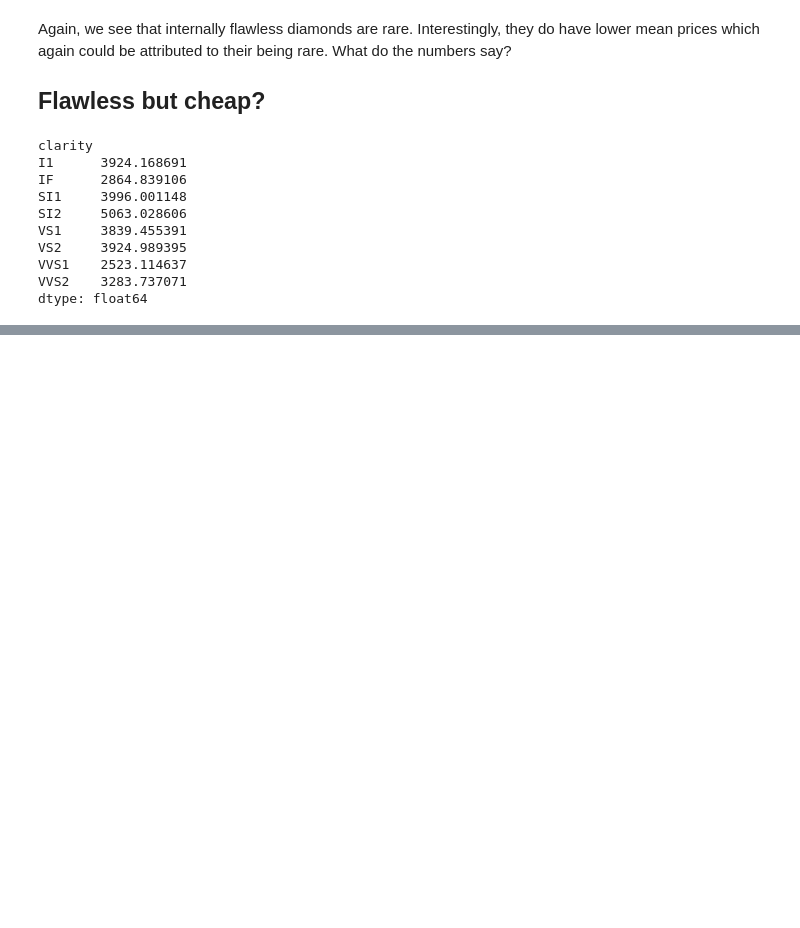
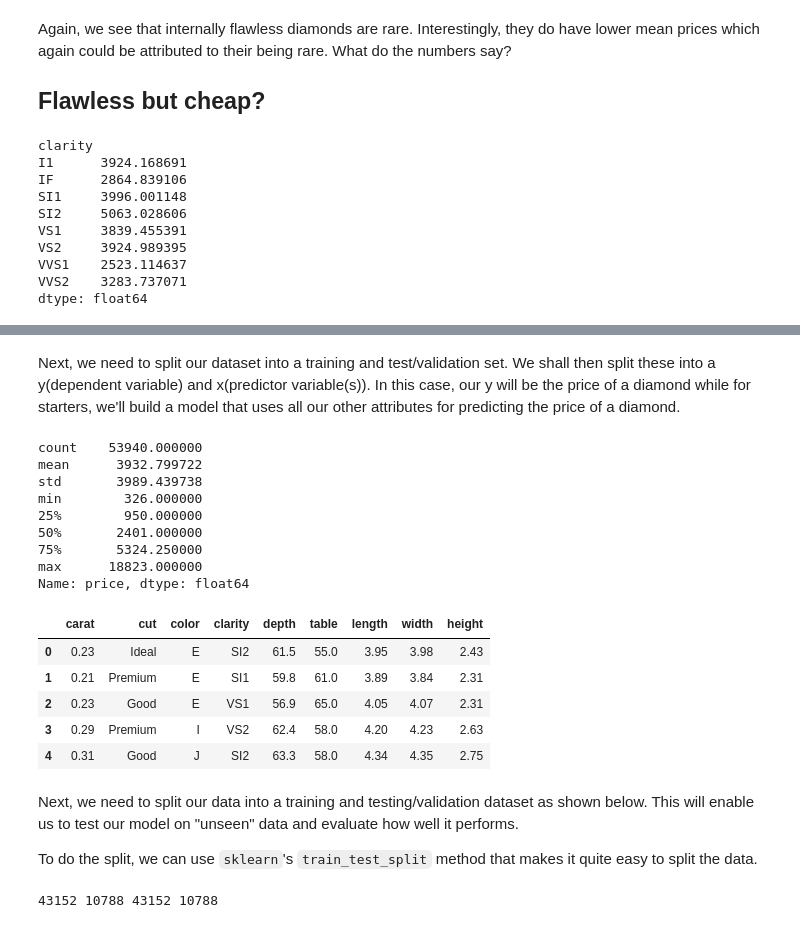
Before and after one commit to Nelson-Gon/sweetpy, a Jupyter notebook: pandas_and_diamonds.ipynb, the cells around one changed output, grey strips where cells are left out. Cells and saved outputs as stored; diff of their text form; code cells hidden in the pictures; blank space fills up the shorter version.

Commit message:
Models in the mine

```diff
--- a/pandas_and_diamonds.ipynb
+++ b/pandas_and_diamonds.ipynb
@@ -324,0 +337,36 @@ dtype: float64
+# %% [markdown]
+Next, we need to split our dataset into a training and test/validation set. We shall then split these into a y(dependent variable) and x(predictor variable(s)). In this case, our y will be the price of a diamond while for starters, we'll build a model that uses all our other attributes for predicting the price of a diamond.
+# %%
+# Make dependent and predictor variables
+dependent_variable = diamonds["price"]
+predictors = diamonds.drop("price", axis = 1)
+display(dependent_variable.describe())
+#display(predictors.columns)
+display(predictors.head(5))
+# %% [output]
+count    53940.000000
+mean      3932.799722
+std       3989.439738
+min        326.000000
+25%        950.000000
+50%       2401.000000
+75%       5324.250000
+max      18823.000000
+Name: price, dtype: float64
+|  | carat | cut | color | clarity | depth | table | length | width | height |
+| 0 | 0.23 | Ideal | E | SI2 | 61.5 | 55.0 | 3.95 | 3.98 | 2.43 |
+| 1 | 0.21 | Premium | E | SI1 | 59.8 | 61.0 | 3.89 | 3.84 | 2.31 |
+| 2 | 0.23 | Good | E | VS1 | 56.9 | 65.0 | 4.05 | 4.07 | 2.31 |
+| 3 | 0.29 | Premium | I | VS2 | 62.4 | 58.0 | 4.20 | 4.23 | 2.63 |
+| 4 | 0.31 | Good | J | SI2 | 63.3 | 58.0 | 4.34 | 4.35 | 2.75 |
+# %% [markdown]
+Next, we need to split our data into a training and testing/validation dataset  as shown below. This will enable us to test our model on "unseen" data and evaluate how well it performs.
+
+To do the split, we can use `sklearn`'s `train_test_split` method that makes it quite easy to split the data.
+# %%
+# split our data into test/train
+x_train, x_test, y_train, y_test = train_test_split(predictors,
+                                                    dependent_variable, test_size = 0.2, random_state = 101)
+print(len(x_train),len(x_test), len(y_train), len(y_test) )
+# %% [output]
+43152 10788 43152 10788
```
Also changed, not shown: parts of 13 cells of this notebook.
